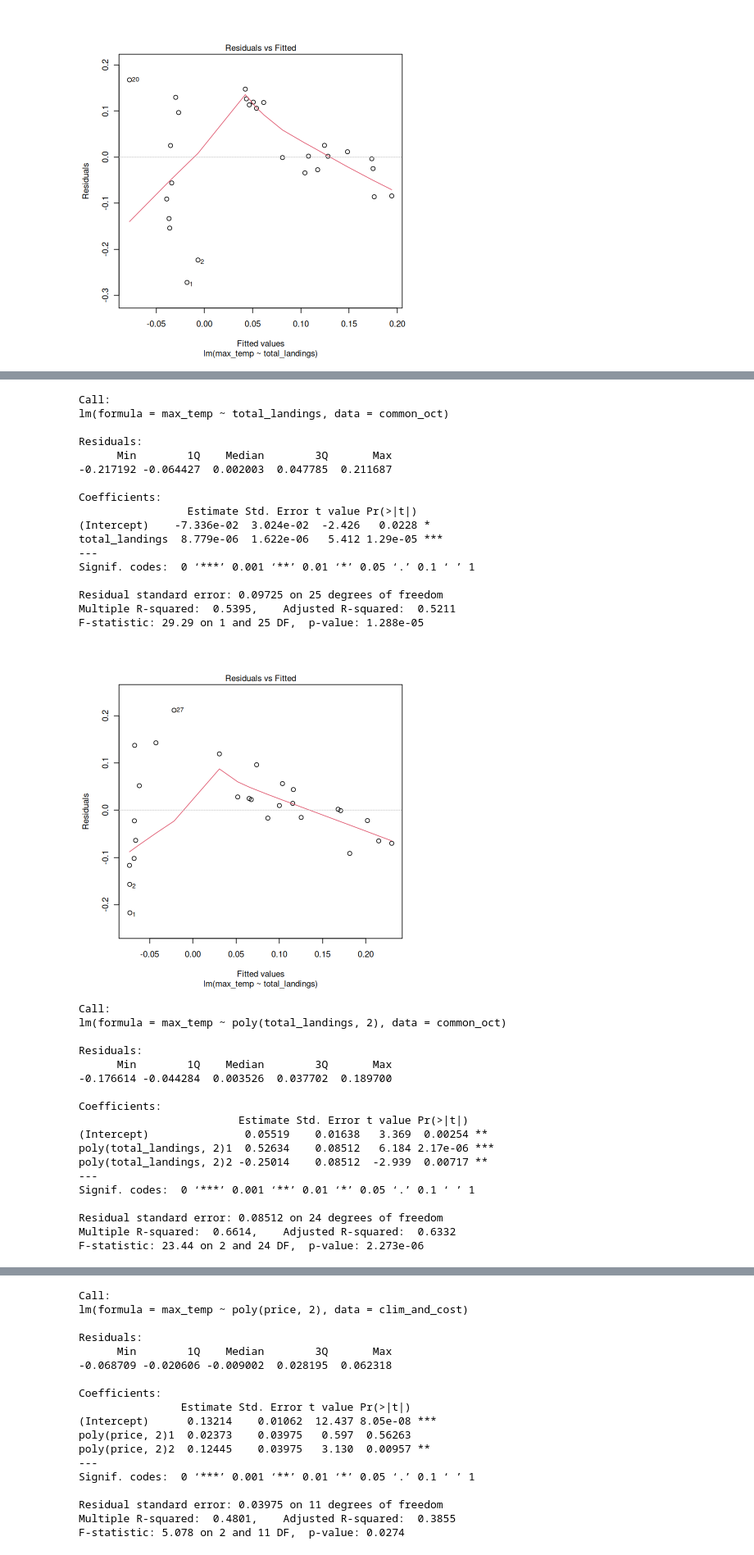
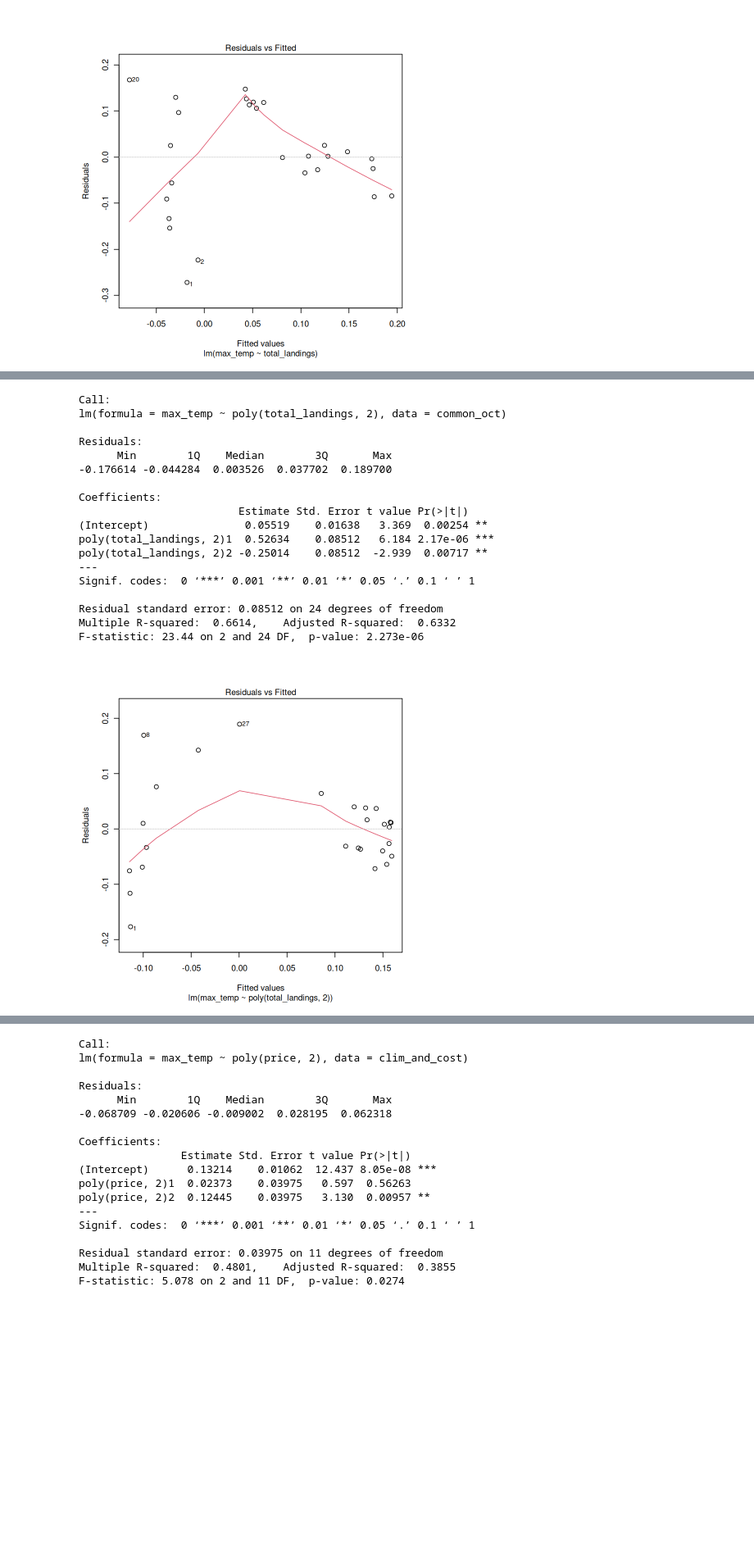
Before and after one commit to daisychu12/pt-fisheries-climate-change, a Jupyter notebook: analysis/data-analysis-and-results.ipynb, the cells around one changed output, grey strips where cells are left out. Shown at 82% size. Cells and saved outputs as stored; diff of their text form; code cells hidden in the pictures; blank space fills up the shorter version.

```diff
--- a/analysis/data-analysis-and-results.ipynb
+++ b/analysis/data-analysis-and-results.ipynb
@@ -381,49 +238,29 @@ F-statistic: 7.521 on 2 and 24 DF,  p-value: 0.002912
-# %%
-common_oct_mod <- lm(max_temp ~ total_landings, data=common_oct)
-summary(common_oct_mod)
-
-plot(common_oct_mod, 1)
-# %% [output]
-Call:
-lm(formula = max_temp ~ total_landings, data = common_oct)
-
-Residuals:
-      Min        1Q    Median        3Q       Max
--0.217192 -0.064427  0.002003  0.047785  0.211687
-
-Coefficients:
-                 Estimate Std. Error t value Pr(>|t|)
-(Intercept)    -7.336e-02  3.024e-02  -2.426   0.0228 *
-total_landings  8.779e-06  1.622e-06   5.412 1.29e-05 ***
----
-Signif. codes:  0 ‘***’ 0.001 ‘**’ 0.01 ‘*’ 0.05 ‘.’ 0.1 ‘ ’ 1
-
-Residual standard error: 0.09725 on 25 degrees of freedom
-Multiple R-squared:  0.5395,    Adjusted R-squared:  0.5211
-F-statistic: 29.29 on 1 and 25 DF,  p-value: 1.288e-05
-[figure, removed]
 # %%
-common_oct_poly_mod <- lm(max_temp ~ poly(total_landings, 2), # Insert 2 for quadratic
-               data=common_oct) # Specify data frame
+# Regression Analysis on Temperature and Common Octopus Landings
+common_oct_mod <- lm(max_temp ~ poly(total_landings, 2), data=common_oct)
 
 # Print summary of results
-summary(common_oct_poly_mod)
+summary(common_oct_mod)
+
+# Plot Residuals vs Fitted
+plot(common_oct_mod, 1)
 # %% [output]
 Call:
 lm(formula = max_temp ~ poly(total_landings, 2), data = common_oct)
 
 Residuals:
       Min        1Q    Median        3Q       Max
 -0.176614 -0.044284  0.003526  0.037702  0.189700
 
 Coefficients:
                          Estimate Std. Error t value Pr(>|t|)
 (Intercept)               0.05519    0.01638   3.369  0.00254 **
 poly(total_landings, 2)1  0.52634    0.08512   6.184 2.17e-06 ***
 poly(total_landings, 2)2 -0.25014    0.08512  -2.939  0.00717 **
 ---
 Signif. codes:  0 ‘***’ 0.001 ‘**’ 0.01 ‘*’ 0.05 ‘.’ 0.1 ‘ ’ 1
 
 Residual standard error: 0.08512 on 24 degrees of freedom
 Multiple R-squared:  0.6614,    Adjusted R-squared:  0.6332
 F-statistic: 23.44 on 2 and 24 DF,  p-value: 2.273e-06
+[figure, added]
```
Also changed, not shown: parts of 22 cells of this notebook, 10 other files.
